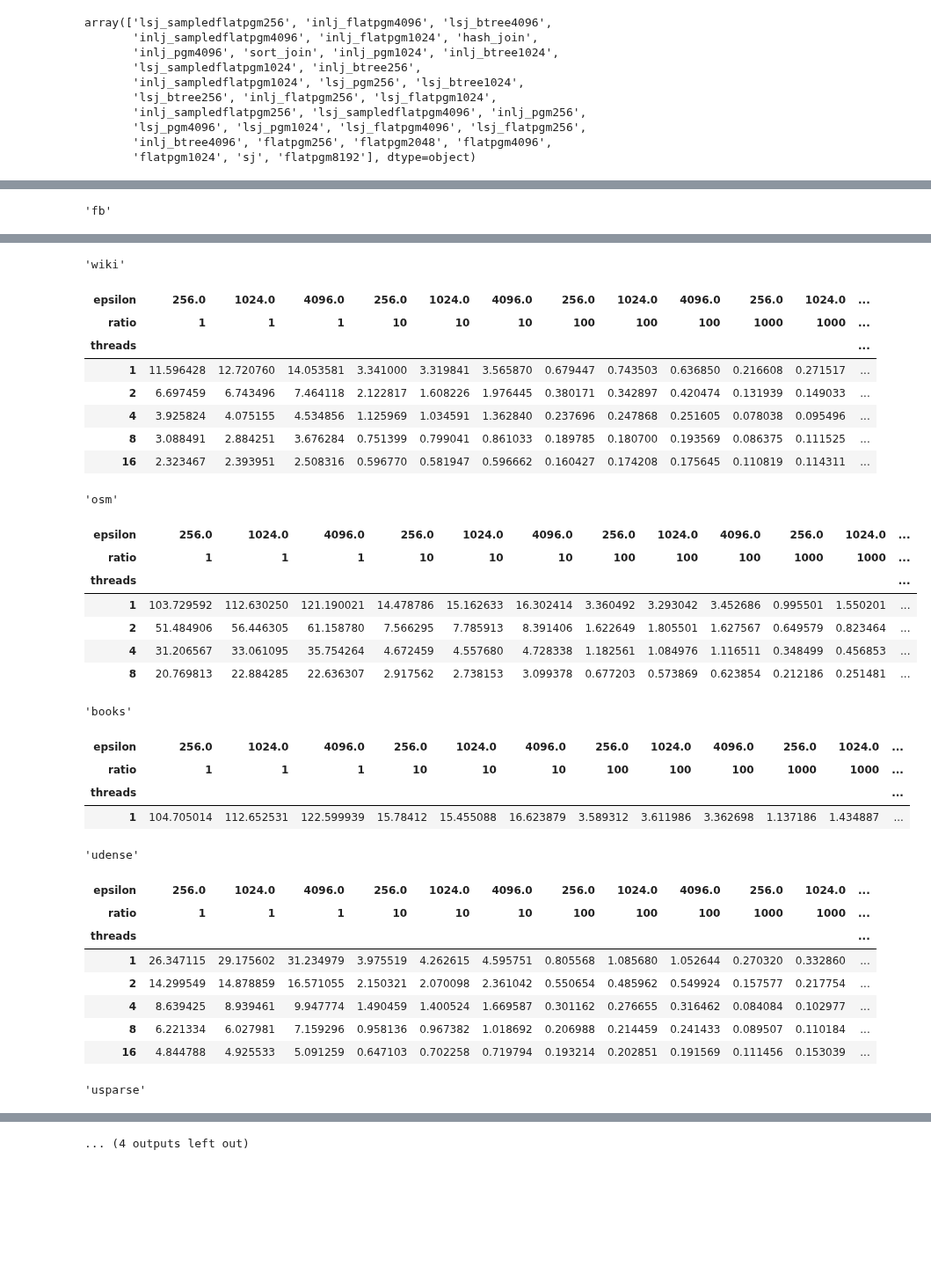
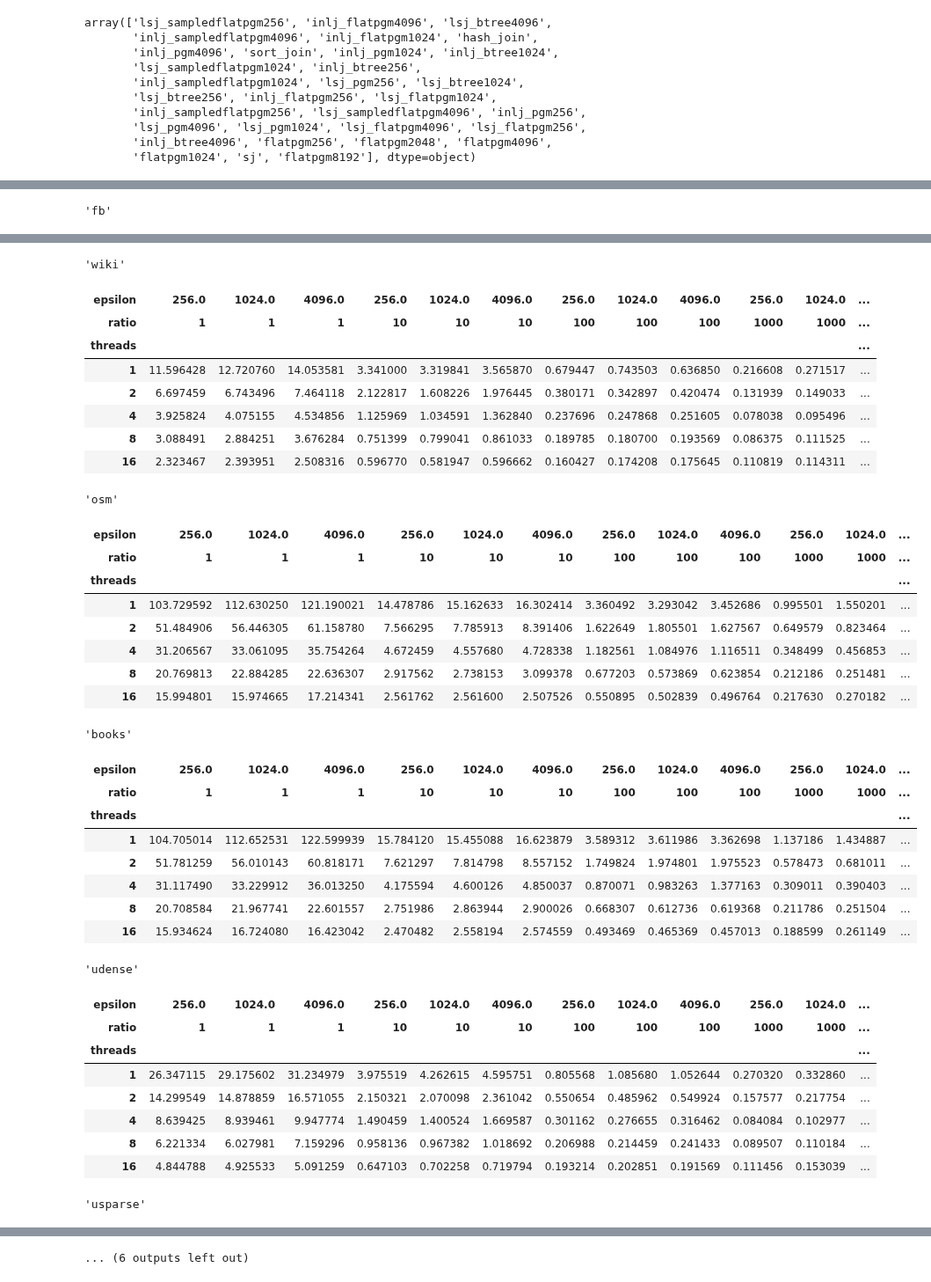
Before and after one commit to saltsystemslab/LearnedJoinDiskExp, a Jupyter notebook: experiments/epsilon_vs_duration/multithread_report.ipynb, the cells around one changed output, grey strips where cells are left out. Shown at 88% size. Saved outputs shown, nothing was run; the diff lists cells and outputs as text; code cells hidden in the pictures; blank space fills up the shorter version.

Commit message:
Update multithread string

```diff
--- a/experiments/epsilon_vs_duration/multithread_report.ipynb
+++ b/experiments/epsilon_vs_duration/multithread_report.ipynb
@@ -109,38 +125,44 @@ display('udense', plot_for_ratio('uniform_dense'))
 display('usparse', plot_for_ratio('uniform_sparse'))
 display('normal', plot_for_ratio('normal'))
 display('lognormal', plot_for_ratio('lognormal'))
+display('string_keys', plot_for_ratio('string_keys'))
 # %% [output]
 'fb'
 | epsilon | 256.0 | 1024.0 | 4096.0 | 256.0 | 1024.0 | 4096.0 | 256.0 | 1024.0 | 4096.0 | 256.0 | 1024.0 | ... |
 | ratio | 1 | 1 | 1 | 10 | 10 | 10 | 100 | 100 | 100 | 1000 | 1000 | ... |
 | threads |  |  |  |  |  |  |  |  |  |  |  | ... |
 | 1 | 26.190664 | 28.362248 | 30.211240 | 4.088599 | 4.086847 | 4.564430 | 1.104157 | 1.045334 | 0.977828 | 0.299930 | 0.462068 | ... |
 | 2 | 13.609405 | 14.452971 | 17.613453 | 2.065043 | 2.133508 | 2.490935 | 0.569503 | 0.521568 | 0.529227 | 0.173093 | 0.235491 | ... |
 | 4 | 8.389189 | 8.784014 | 9.723148 | 1.468388 | 1.512390 | 1.483382 | 0.325730 | 0.298773 | 0.327492 | 0.089801 | 0.131088 | ... |
 | 8 | 5.996413 | 6.155027 | 6.441893 | 0.888175 | 0.922249 | 0.978765 | 0.219654 | 0.220341 | 0.220129 | 0.096747 | 0.119502 | ... |
 | 16 | 4.995718 | 5.025974 | 4.683901 | 0.645955 | 0.666504 | 0.706084 | 0.210582 | 0.218051 | 0.229434 | 0.175474 | 0.142004 | ... |
 'wiki'
 | epsilon | 256.0 | 1024.0 | 4096.0 | 256.0 | 1024.0 | 4096.0 | 256.0 | 1024.0 | 4096.0 | 256.0 | 1024.0 | ... |
 | ratio | 1 | 1 | 1 | 10 | 10 | 10 | 100 | 100 | 100 | 1000 | 1000 | ... |
 | threads |  |  |  |  |  |  |  |  |  |  |  | ... |
 | 1 | 11.596428 | 12.720760 | 14.053581 | 3.341000 | 3.319841 | 3.565870 | 0.679447 | 0.743503 | 0.636850 | 0.216608 | 0.271517 | ... |
 | 2 | 6.697459 | 6.743496 | 7.464118 | 2.122817 | 1.608226 | 1.976445 | 0.380171 | 0.342897 | 0.420474 | 0.131939 | 0.149033 | ... |
 | 4 | 3.925824 | 4.075155 | 4.534856 | 1.125969 | 1.034591 | 1.362840 | 0.237696 | 0.247868 | 0.251605 | 0.078038 | 0.095496 | ... |
 | 8 | 3.088491 | 2.884251 | 3.676284 | 0.751399 | 0.799041 | 0.861033 | 0.189785 | 0.180700 | 0.193569 | 0.086375 | 0.111525 | ... |
 | 16 | 2.323467 | 2.393951 | 2.508316 | 0.596770 | 0.581947 | 0.596662 | 0.160427 | 0.174208 | 0.175645 | 0.110819 | 0.114311 | ... |
 'osm'
 | epsilon | 256.0 | 1024.0 | 4096.0 | 256.0 | 1024.0 | 4096.0 | 256.0 | 1024.0 | 4096.0 | 256.0 | 1024.0 | ... |
 | ratio | 1 | 1 | 1 | 10 | 10 | 10 | 100 | 100 | 100 | 1000 | 1000 | ... |
 | threads |  |  |  |  |  |  |  |  |  |  |  | ... |
 | 1 | 103.729592 | 112.630250 | 121.190021 | 14.478786 | 15.162633 | 16.302414 | 3.360492 | 3.293042 | 3.452686 | 0.995501 | 1.550201 | ... |
 | 2 | 51.484906 | 56.446305 | 61.158780 | 7.566295 | 7.785913 | 8.391406 | 1.622649 | 1.805501 | 1.627567 | 0.649579 | 0.823464 | ... |
 | 4 | 31.206567 | 33.061095 | 35.754264 | 4.672459 | 4.557680 | 4.728338 | 1.182561 | 1.084976 | 1.116511 | 0.348499 | 0.456853 | ... |
 | 8 | 20.769813 | 22.884285 | 22.636307 | 2.917562 | 2.738153 | 3.099378 | 0.677203 | 0.573869 | 0.623854 | 0.212186 | 0.251481 | ... |
+| 16 | 15.994801 | 15.974665 | 17.214341 | 2.561762 | 2.561600 | 2.507526 | 0.550895 | 0.502839 | 0.496764 | 0.217630 | 0.270182 | ... |
 'books'
 | epsilon | 256.0 | 1024.0 | 4096.0 | 256.0 | 1024.0 | 4096.0 | 256.0 | 1024.0 | 4096.0 | 256.0 | 1024.0 | ... |
 | ratio | 1 | 1 | 1 | 10 | 10 | 10 | 100 | 100 | 100 | 1000 | 1000 | ... |
 | threads |  |  |  |  |  |  |  |  |  |  |  | ... |
-| 1 | 104.705014 | 112.652531 | 122.599939 | 15.78412 | 15.455088 | 16.623879 | 3.589312 | 3.611986 | 3.362698 | 1.137186 | 1.434887 | ... |
+| 1 | 104.705014 | 112.652531 | 122.599939 | 15.784120 | 15.455088 | 16.623879 | 3.589312 | 3.611986 | 3.362698 | 1.137186 | 1.434887 | ... |
+| 2 | 51.781259 | 56.010143 | 60.818171 | 7.621297 | 7.814798 | 8.557152 | 1.749824 | 1.974801 | 1.975523 | 0.578473 | 0.681011 | ... |
+| 4 | 31.117490 | 33.229912 | 36.013250 | 4.175594 | 4.600126 | 4.850037 | 0.870071 | 0.983263 | 1.377163 | 0.309011 | 0.390403 | ... |
+| 8 | 20.708584 | 21.967741 | 22.601557 | 2.751986 | 2.863944 | 2.900026 | 0.668307 | 0.612736 | 0.619368 | 0.211786 | 0.251504 | ... |
+| 16 | 15.934624 | 16.724080 | 16.423042 | 2.470482 | 2.558194 | 2.574559 | 0.493469 | 0.465369 | 0.457013 | 0.188599 | 0.261149 | ... |
 'udense'
 | epsilon | 256.0 | 1024.0 | 4096.0 | 256.0 | 1024.0 | 4096.0 | 256.0 | 1024.0 | 4096.0 | 256.0 | 1024.0 | ... |
 | ratio | 1 | 1 | 1 | 10 | 10 | 10 | 100 | 100 | 100 | 1000 | 1000 | ... |
@@ -159,4 +181,4 @@ display('lognormal', plot_for_ratio('lognormal'))
 | 4 | 8.728079 | 9.118900 | 9.102296 | 1.538869 | 1.554502 | 1.700529 | 0.347108 | 0.341920 | 0.347992 | 0.100758 | 0.124542 | ... |
 | 8 | 5.988339 | 6.359518 | 6.513364 | 0.949918 | 0.944782 | 1.014439 | 0.216327 | 0.205237 | 0.222948 | 0.091861 | 0.111476 | ... |
 | 16 | 4.899415 | 4.742733 | 5.490894 | 0.666544 | 0.675626 | 0.702158 | 0.206222 | 0.206226 | 0.193915 | 0.121154 | 0.136171 | ... |
-... (4 outputs left out)
+... (6 outputs left out)
```
Also changed, not shown: parts of 2 cells of this notebook.
